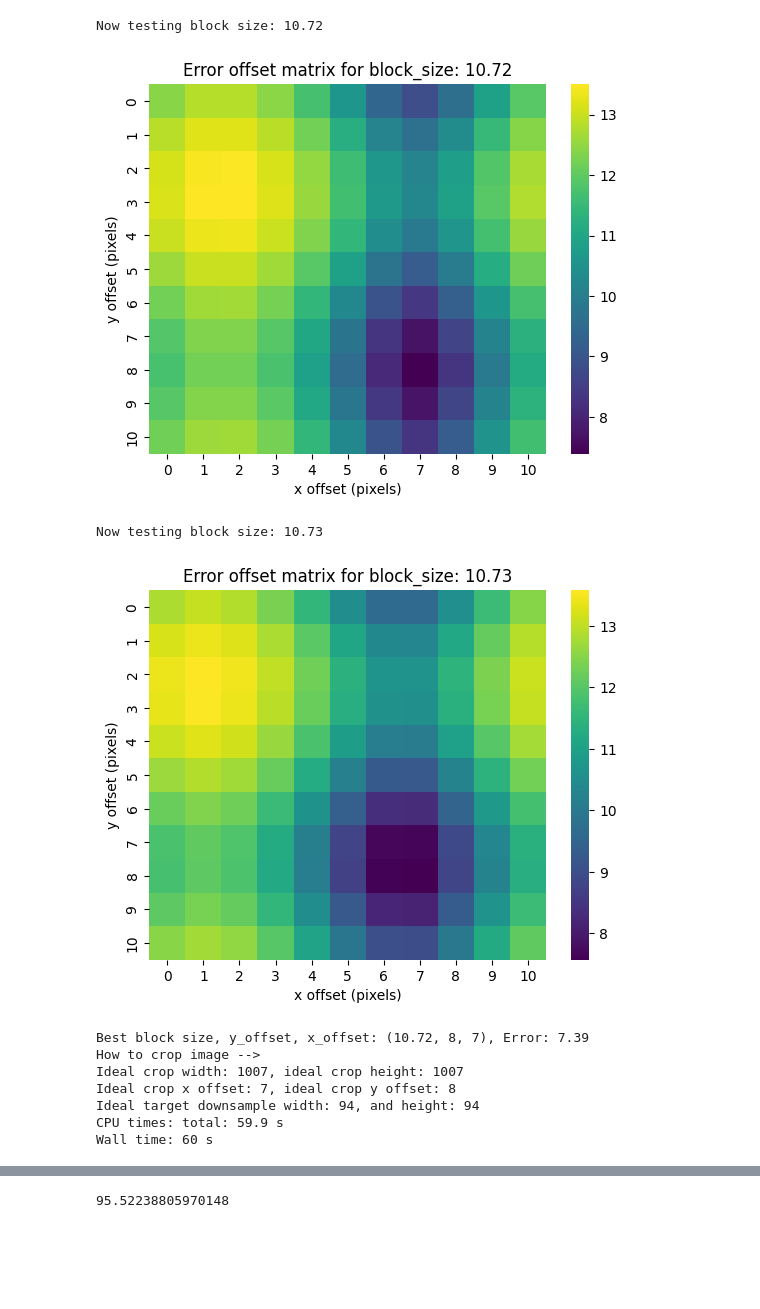
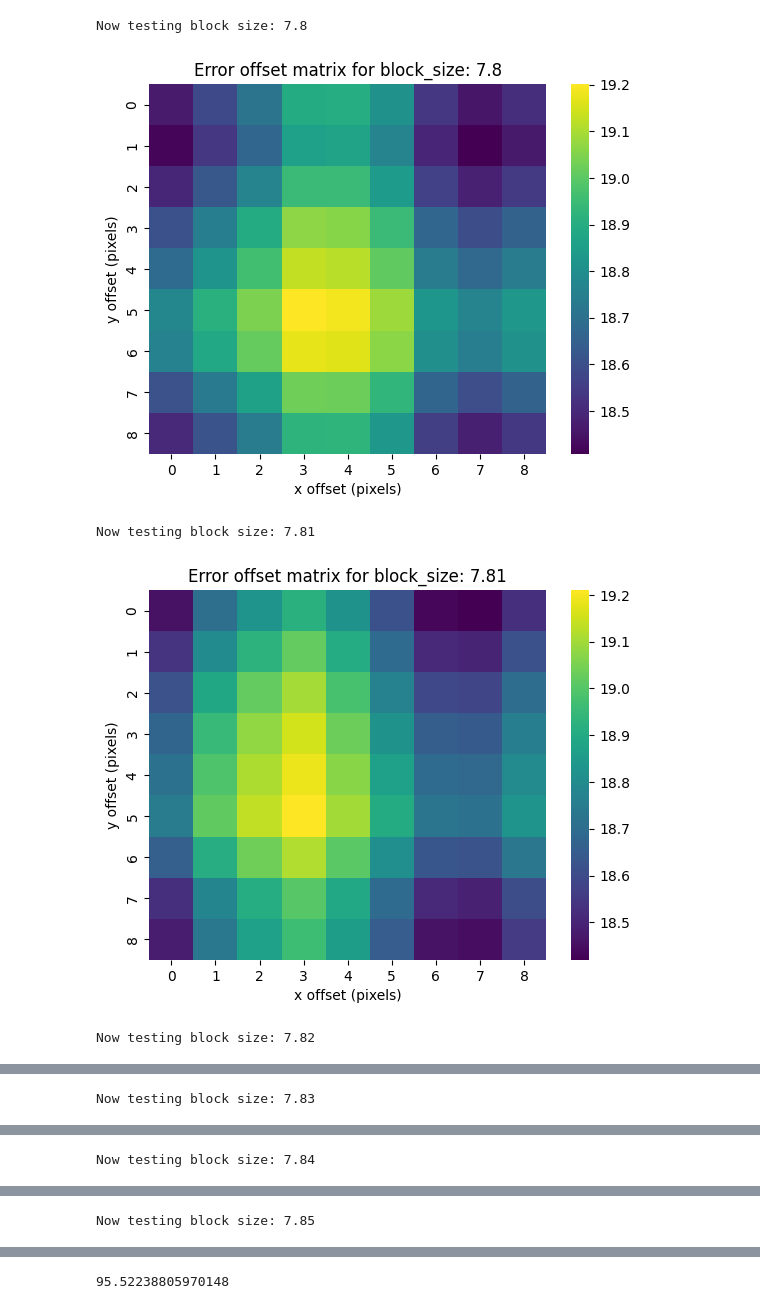
Before and after one commit to christianepedersen/simplify_pixel_colors, a Jupyter notebook: downsample.ipynb, the cells around one changed output, grey strips where cells are left out. Cells and saved outputs as stored; diff of their text form; code cells hidden in the pictures; blank space fills up the shorter version.

```diff
--- a/downsample.ipynb
+++ b/downsample.ipynb
@@ -73,6 +73,7 @@ def find_best_parameters(img, block_min: float = 8.0, block_max: float = 16.0, b
     best_params = None
     best_crop = None
 
+    min_error_per_block_size = []
     for block_size in block_range:
         error_mat = np.zeros([max_offset + 1, max_offset + 1])
         print(f'Now testing block size: {block_size}')
@@ -105,6 +106,10 @@ def find_best_parameters(img, block_min: float = 8.0, block_max: float = 16.0, b
                 except Exception as e:
                     continue  # skip bad combos
 
+        nonzero_errors = error_mat.reshape(-1)
+        nonzero_errors = nonzero_errors[nonzero_errors > 0]
+        min_error_per_block_size.append(np.nanmin(nonzero_errors))
+
         plt.figure()
         sns.heatmap(error_mat, vmin=error_mat.min(), vmax=error_mat.max(), cmap='viridis')
         plt.title(f'Error offset matrix for block_size: {block_size}')
@@ -112,42 +117,42 @@ def find_best_parameters(img, block_min: float = 8.0, block_max: float = 16.0, b
         plt.ylabel('y offset (pixels)')
         plt.show()
 
+    plt.figure()
+    plt.plot(block_range, min_error_per_block_size)
+    plt.xlabel('block size')
+    plt.ylabel('minimum error per block size (all offsets tested)')
+    plt.show()
+
     return best_params, best_crop, best_error
 # %%
 # --- Load Image ---
 base_dir = os.path.abspath(os.getcwd())
-file_name = 'ent_mini_boss_1024px.png'
+file_name = 'big_tower.png'
 input_path = os.path.join(base_dir, 'projects', 'castle', file_name)
 img_rgba = Image.open(input_path).convert("RGBA")
 img_data = np.array(img_rgba)
 # %%
 %%time
 
 # manually set params after inspecting approximate block size from image
-block_increment = 0.01  # 0.1 is a good starter for most situations
-block_min = 10.72  # 6 is a good starter for most situations
-block_max = 10.73  # 14 is a good starter for most situations
+block_increment = 0.01  # 0.1 is a good starter for most situations, then make it granular at 0.01 for precision with a smaller range
+block_min = 7.80  # 6 is a good starter for most situations
+block_max = 8.20  # 14 is a good starter for most situations
 
-# --- Find best parameters ---  # NOTE: this takes about ~30 s per block_size for a 1024x1024 image
+# --- Find best parameters ---  # NOTE: this takes about ~30 seconds per block_size for a 1024x1024 image
 best_params, best_crop, best_error = find_best_parameters(img_data, block_min, block_max, block_increment)
 print(f"Best block size, y_offset, x_offset: {best_params}, Error: {best_error:.2f}")
 crop_width = best_crop[3] - best_crop[2]
 crop_height = best_crop[1] - best_crop[0]
 target_width = int(np.round(crop_width / best_params[0]))
 target_height = int(np.round(crop_height / best_params[0]))
 print('How to crop image -->' )
 print(f'Ideal crop width: {crop_width}, ideal crop height: {crop_height}')
 print(f'Ideal crop x offset: {best_crop[2]}, ideal crop y offset: {best_crop[0]}')
 print(f'Ideal target downsample width: {target_width}, and height: {target_height}')
 # %% [output]
-Now testing block size: 10.72
+Now testing block size: 7.8
-[figure, old version]
+[figure, new version]
-Now testing block size: 10.73
+Now testing block size: 7.81
-[figure, old version]
+[figure, new version]
-Best block size, y_offset, x_offset: (10.72, 8, 7), Error: 7.39
-How to crop image -->
-Ideal crop width: 1007, ideal crop height: 1007
-Ideal crop x offset: 7, ideal crop y offset: 8
-Ideal target downsample width: 94, and height: 94
-CPU times: total: 59.9 s
-Wall time: 60 s
+Now testing block size: 7.82
@@ -153,0 +160 @@ Wall time: 60 s
+Now testing block size: 7.83
@@ -153,0 +162 @@ Wall time: 60 s
+Now testing block size: 7.84
@@ -153,0 +164 @@ Wall time: 60 s
+Now testing block size: 7.85
```
Also changed, not shown: parts of 10 cells of this notebook, 1 other file.
